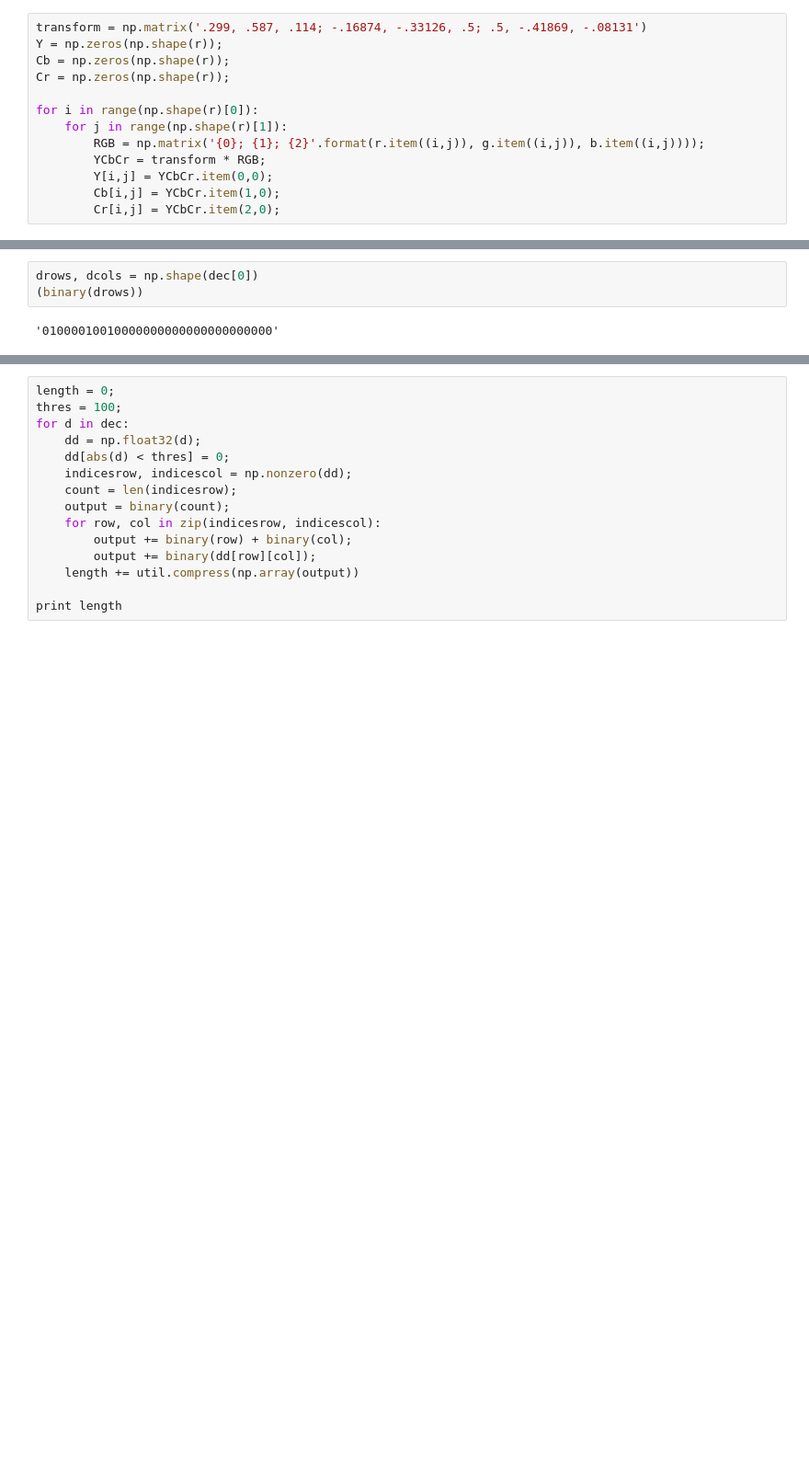
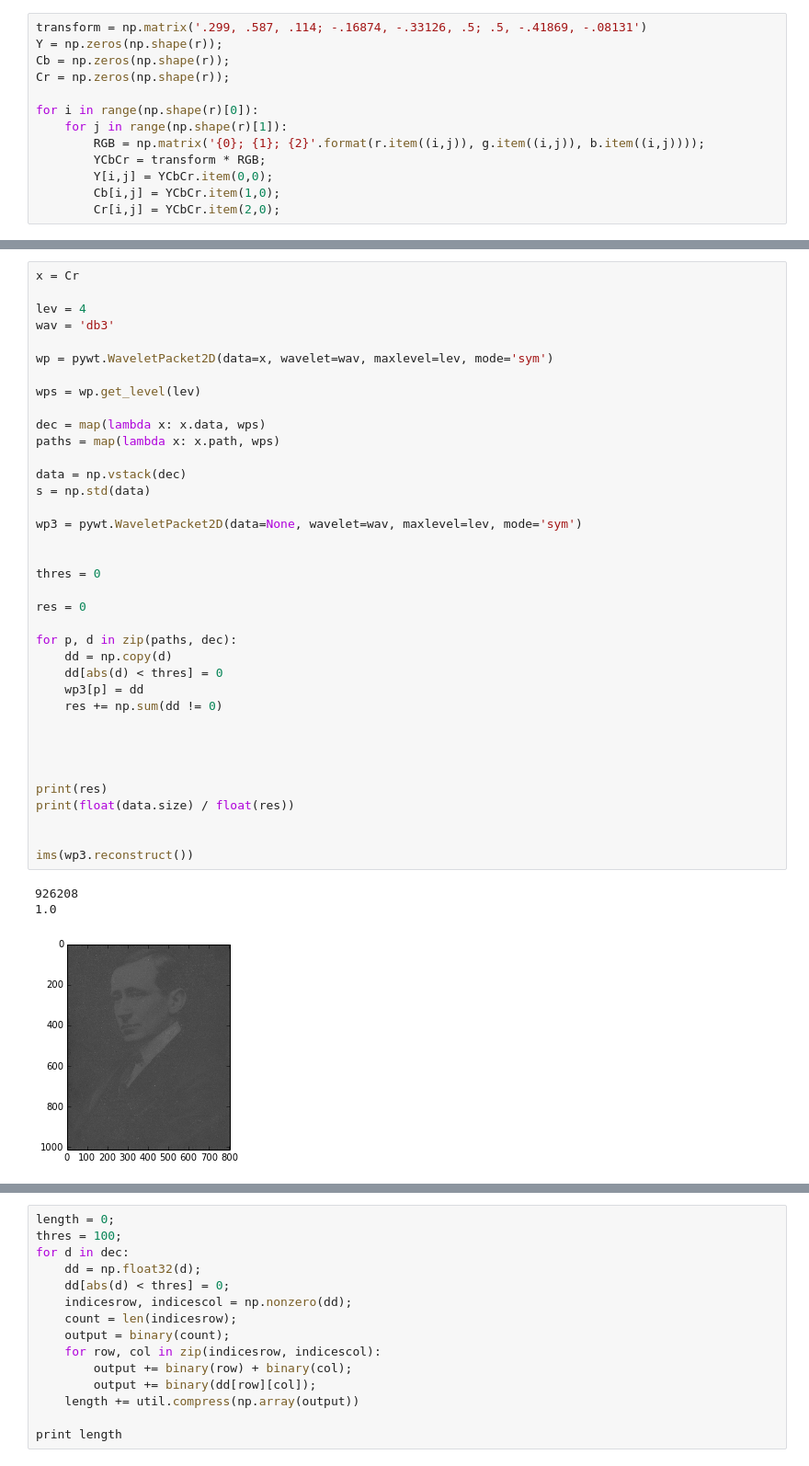
Before and after one commit to lambdaloop/radio-images, a Jupyter notebook: Wavelet Compression.ipynb, the cells around one changed output, grey strips where cells are left out. Shown: that part at 92% size. Saved outputs shown, nothing was run; the diff lists cells and outputs as text; blank space fills up the shorter version.

```diff
--- a/Wavelet Compression.ipynb
+++ b/Wavelet Compression.ipynb
@@ -104,5 +104,41 @@ ims(wp2.reconstruct())
-# %%
-drows, dcols = np.shape(dec[0])
-(binary(drows))
-# %% [output]
-'01000010010000000000000000000000'
+# %%
+x = Cr
+
+lev = 4
+wav = 'db3'
+
+wp = pywt.WaveletPacket2D(data=x, wavelet=wav, maxlevel=lev, mode='sym')
+
+wps = wp.get_level(lev)
+
+dec = map(lambda x: x.data, wps)
+paths = map(lambda x: x.path, wps)
+
+data = np.vstack(dec)
+s = np.std(data)
+
+wp3 = pywt.WaveletPacket2D(data=None, wavelet=wav, maxlevel=lev, mode='sym')
+
+
+thres = 0
+
+res = 0
+
+for p, d in zip(paths, dec):
+    dd = np.copy(d)
+    dd[abs(d) < thres] = 0
+    wp3[p] = dd
+    res += np.sum(dd != 0)
+
+
+
+
+print(res)
+print(float(data.size) / float(res))
+
+
+ims(wp3.reconstruct())
+# %% [output]
+926208
+1.0
+[figure, added]
```
Also changed, not shown: parts of 15 cells of this notebook, 2 other files.
